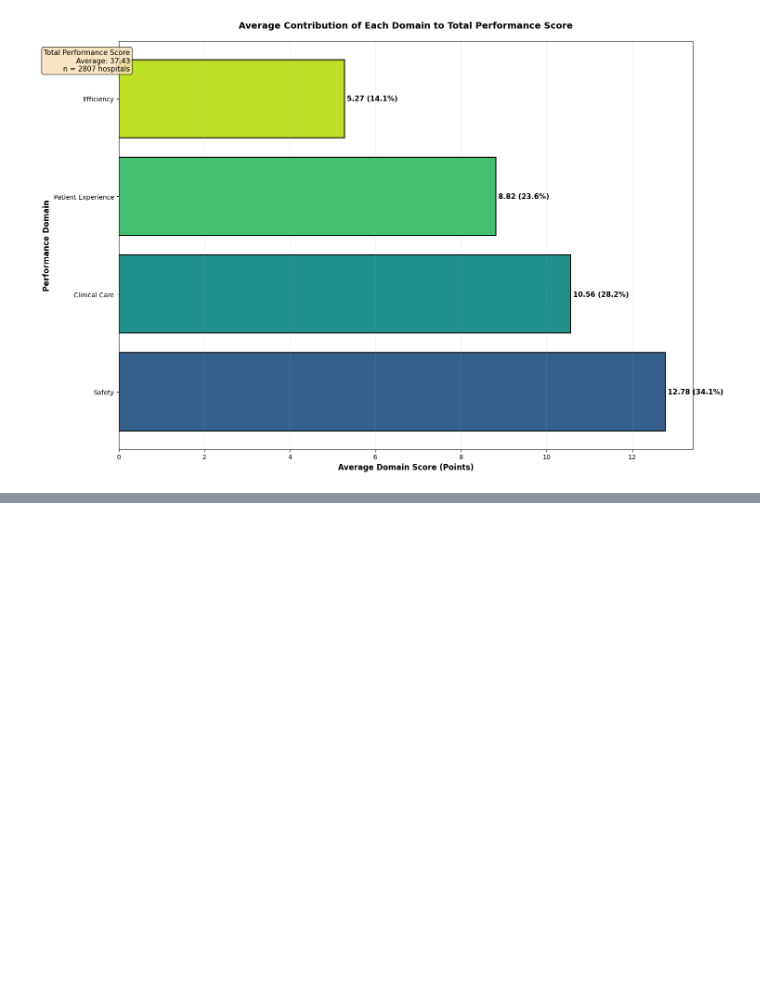
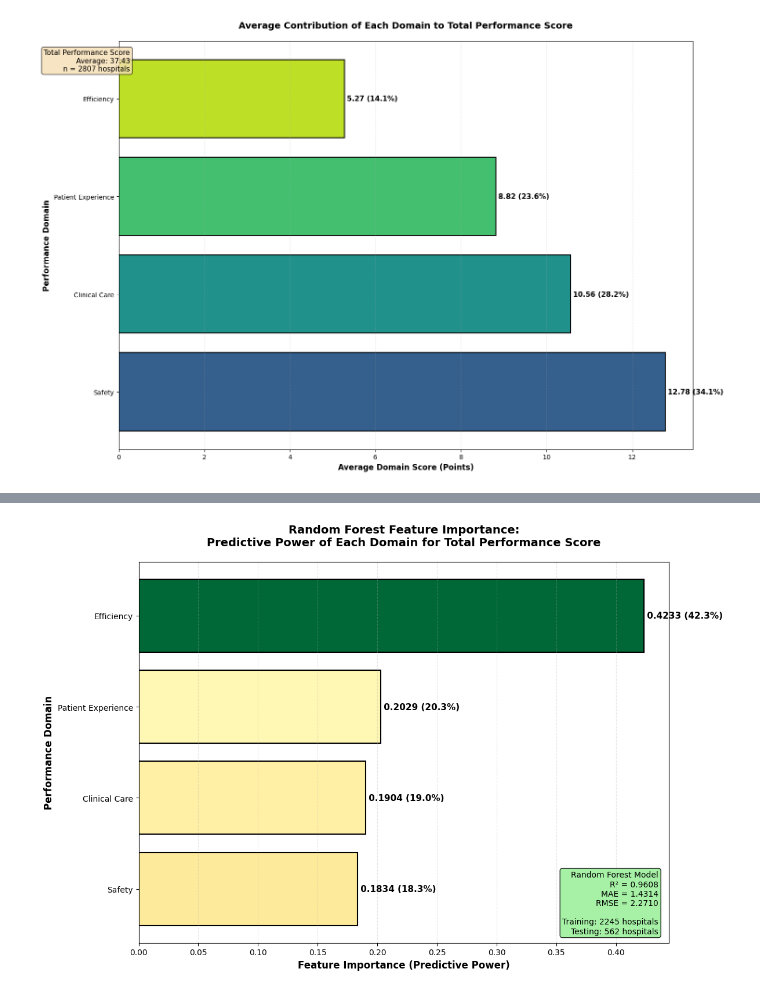
Before and after one commit to 4uroraL1g/HTM737-homework-an, a Jupyter notebook: final_report/report.ipynb, the cells around one changed output, grey strips where cells are left out. Cells and saved outputs as stored; diff of their text form; code cells hidden in the pictures; blank space fills up the shorter version.

```diff
--- a/final_report/report.ipynb
+++ b/final_report/report.ipynb
@@ -723,0 +1069,42 @@ Efficiency          : Avg =   5.27, Contribution = 14.09%, Std =  7.03
+# %%
+# Create the feature importance plot
+fig, ax = plt.subplots(figsize=(12, 8))
+
+# Color map based on importance
+colors = plt.cm.RdYlGn(importance_df['Importance'] / importance_df['Importance'].max())
+
+# Create horizontal bar chart
+bars = ax.barh(importance_df['Feature'], importance_df['Importance'],
+               color=colors,
+               edgecolor='black',
+               linewidth=1.5)
+
+# Add value labels on the bars
+for i, (feature, importance) in enumerate(zip(importance_df['Feature'], importance_df['Importance'])):
+    ax.text(importance, i, f' {importance:.4f} ({importance*100:.1f}%)',
+            va='center', ha='left',
+            fontsize=11, fontweight='bold')
+
+# Labels and title
+ax.set_xlabel('Feature Importance (Predictive Power)', fontsize=12, fontweight='bold')
+ax.set_ylabel('Performance Domain', fontsize=12, fontweight='bold')
+ax.set_title('Random Forest Feature Importance:\nPredictive Power of Each Domain for Total Performance Score',
+             fontsize=14, fontweight='bold', pad=20)
+
+# Add model performance text box (BOTTOM RIGHT)
+info_text = f'Random Forest Model\nR² = {r2:.4f}\nMAE = {mae:.4f}\nRMSE = {rmse:.4f}\n\nTraining: {len(X_train)} hospitals\nTesting: {len(X_test)} hospitals'
+ax.text(0.98, 0.02, info_text,
+        transform=ax.transAxes,
+        fontsize=10,
+        verticalalignment='bottom',
+        horizontalalignment='right',
+        bbox=dict(boxstyle='round', facecolor='lightgreen', alpha=0.8))
+
+# Grid
+ax.grid(True, alpha=0.3, linestyle='--', axis='x')
+
+plt.tight_layout()
+plt.savefig('feature_importance_rf.png', dpi=300)
+plt.show()
+# %% [output]
+[figure, added]
```
Also changed, not shown: parts of 9 cells of this notebook, 6 other files.
